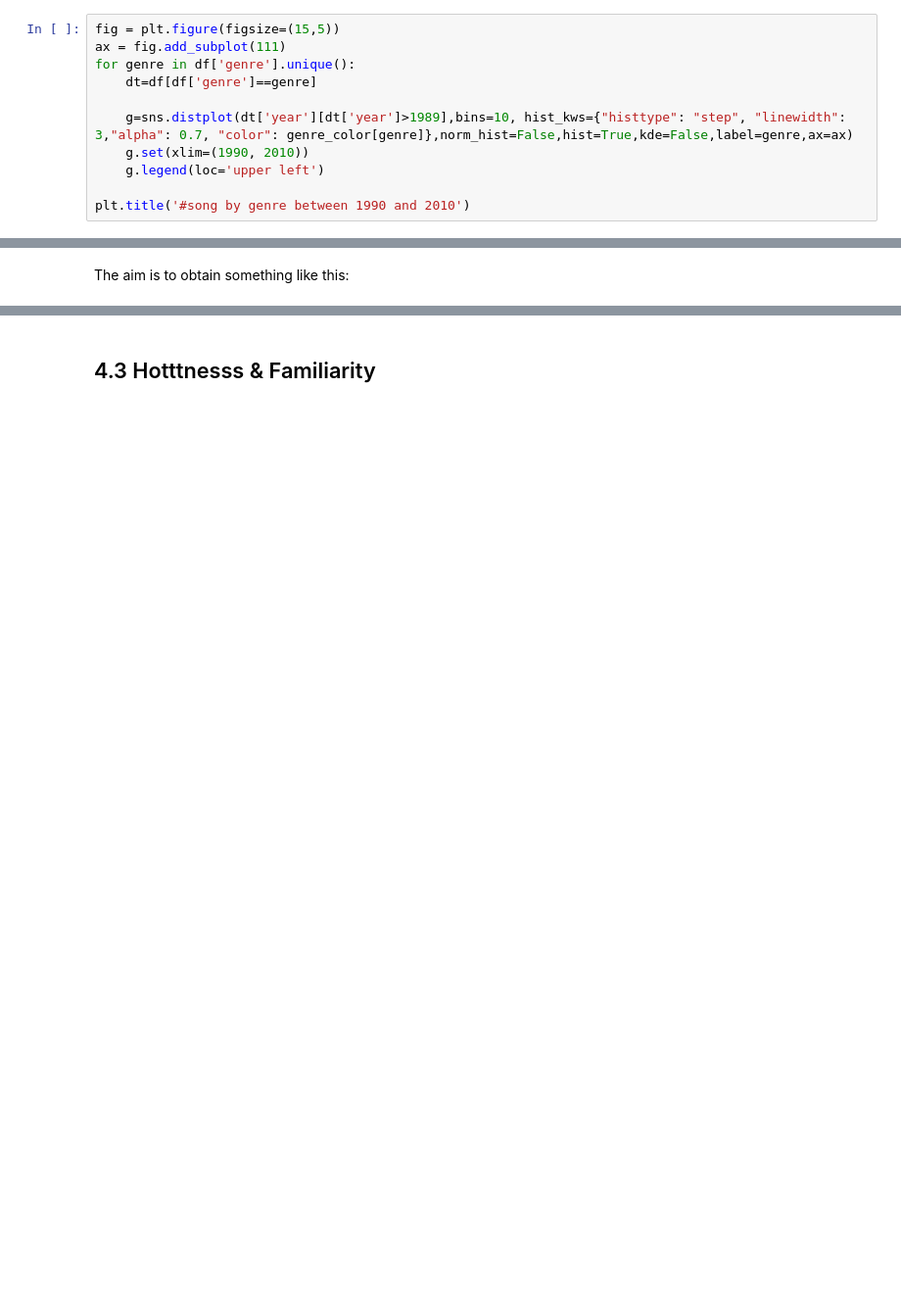
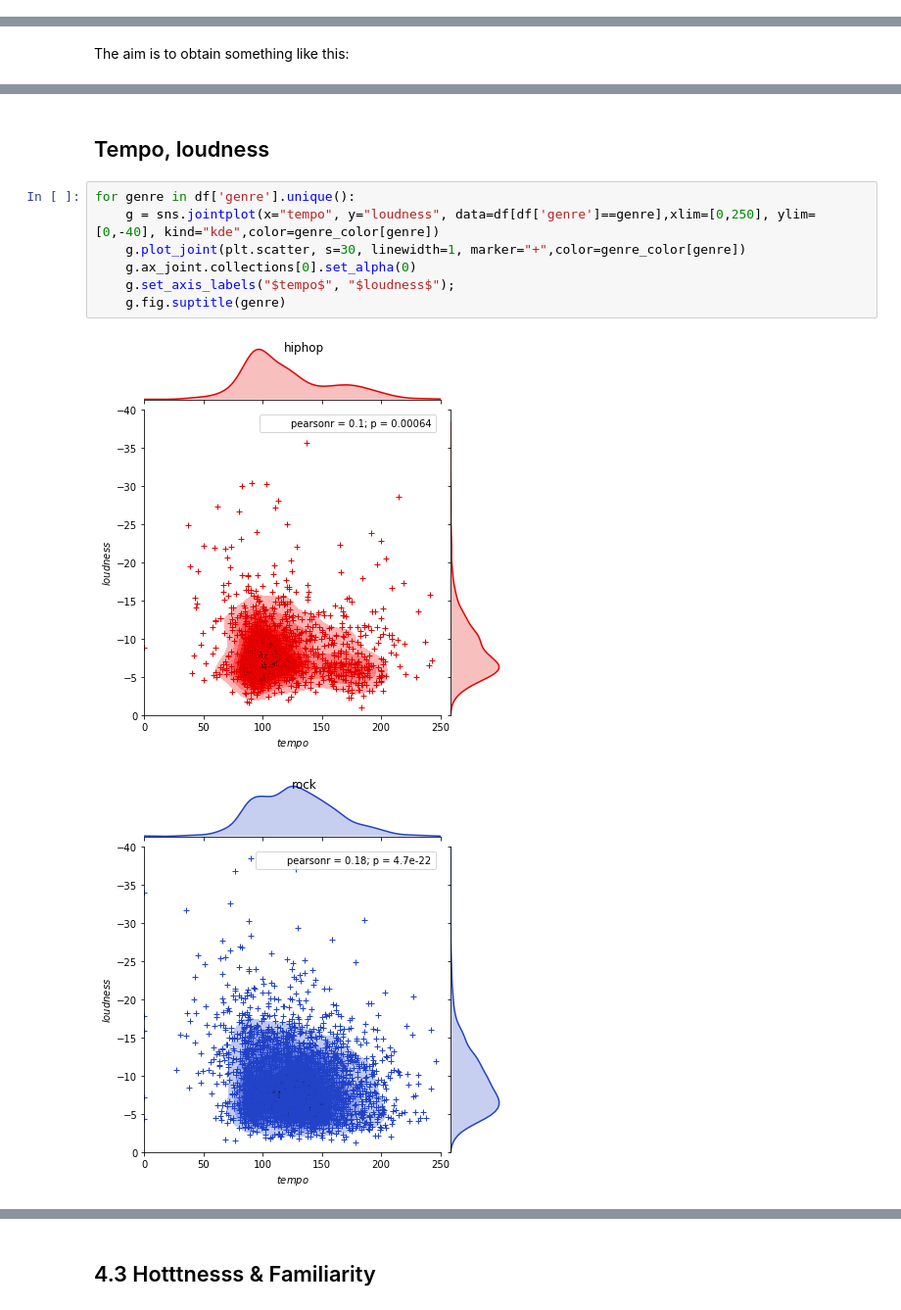
Before and after one commit to mathildemrt/ada, a Jupyter notebook: project/project.ipynb, the cells around one changed output, grey strips where cells are left out. Shown at 98% size. Saved outputs shown, nothing was run; the diff lists cells and outputs as text; blank space fills up the shorter version.

```diff
--- a/project/project.ipynb
+++ b/project/project.ipynb
@@ -582,14 +607,3 @@ sns.distplot(df.loc[df['year']!=0,'year'],ax=ax)
 # %% [output]
 <matplotlib.axes._subplots.AxesSubplot at 0x...>
 [figure]
-# %%
-fig = plt.figure(figsize=(15,5))
-ax = fig.add_subplot(111)
-for genre in df['genre'].unique():
-    dt=df[df['genre']==genre]
-
-    g=sns.distplot(dt['year'][dt['year']>1989],bins=10, hist_kws={"histtype": "step", "linewidth": 3,"alpha": 0.7, "color": genre_color[genre]},norm_hist=False,hist=True,kde=False,label=genre,ax=ax)
-    g.set(xlim=(1990, 2010))
-    g.legend(loc='upper left')
-
-plt.title('#song by genre between 1990 and 2010')
@@ -602,0 +696,12 @@ The aim is to obtain something like this:
+# %% [markdown]
+## Tempo, loudness
+# %%
+for genre in df['genre'].unique():
+    g = sns.jointplot(x="tempo", y="loudness", data=df[df['genre']==genre],xlim=[0,250], ylim=[0,-40], kind="kde",color=genre_color[genre])
+    g.plot_joint(plt.scatter, s=30, linewidth=1, marker="+",color=genre_color[genre])
+    g.ax_joint.collections[0].set_alpha(0)
+    g.set_axis_labels("$tempo$", "$loudness$");
+    g.fig.suptitle(genre)
+# %% [output]
+[figure, added]
+[figure, added]
```
Also changed, not shown: parts of 28 cells of this notebook, 1 other file.
